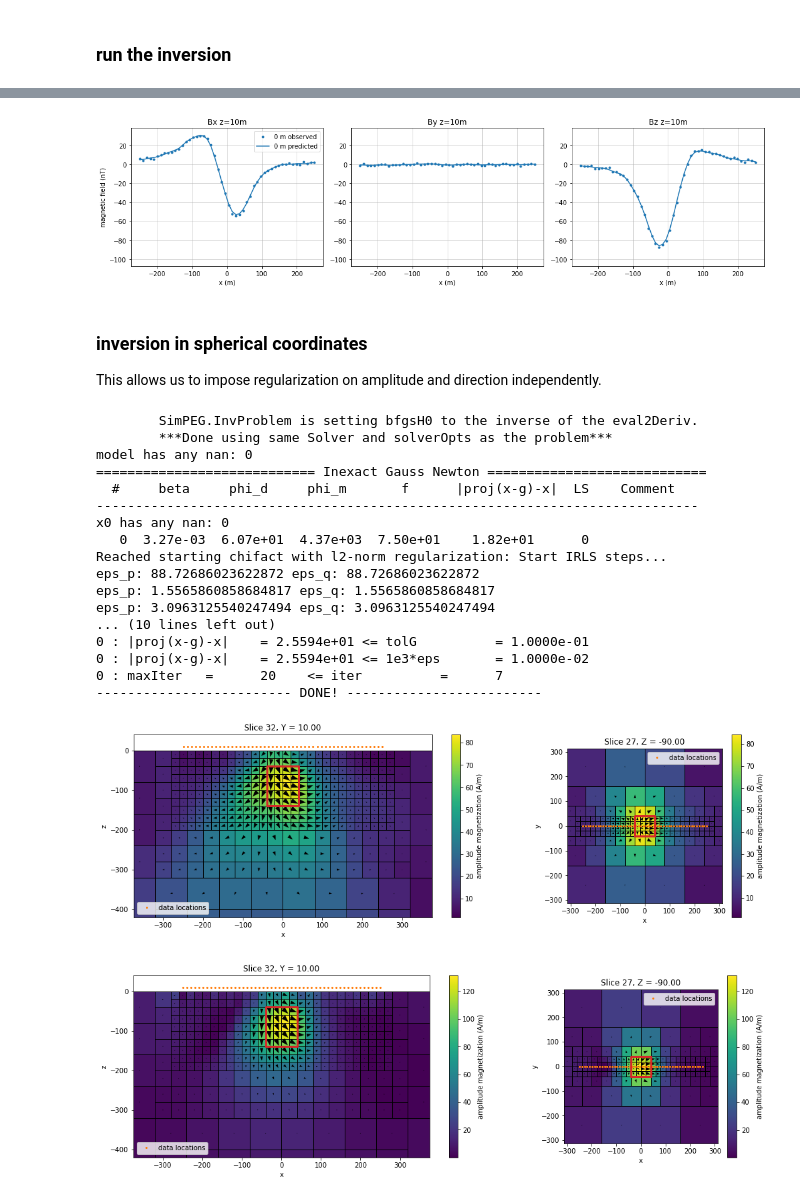
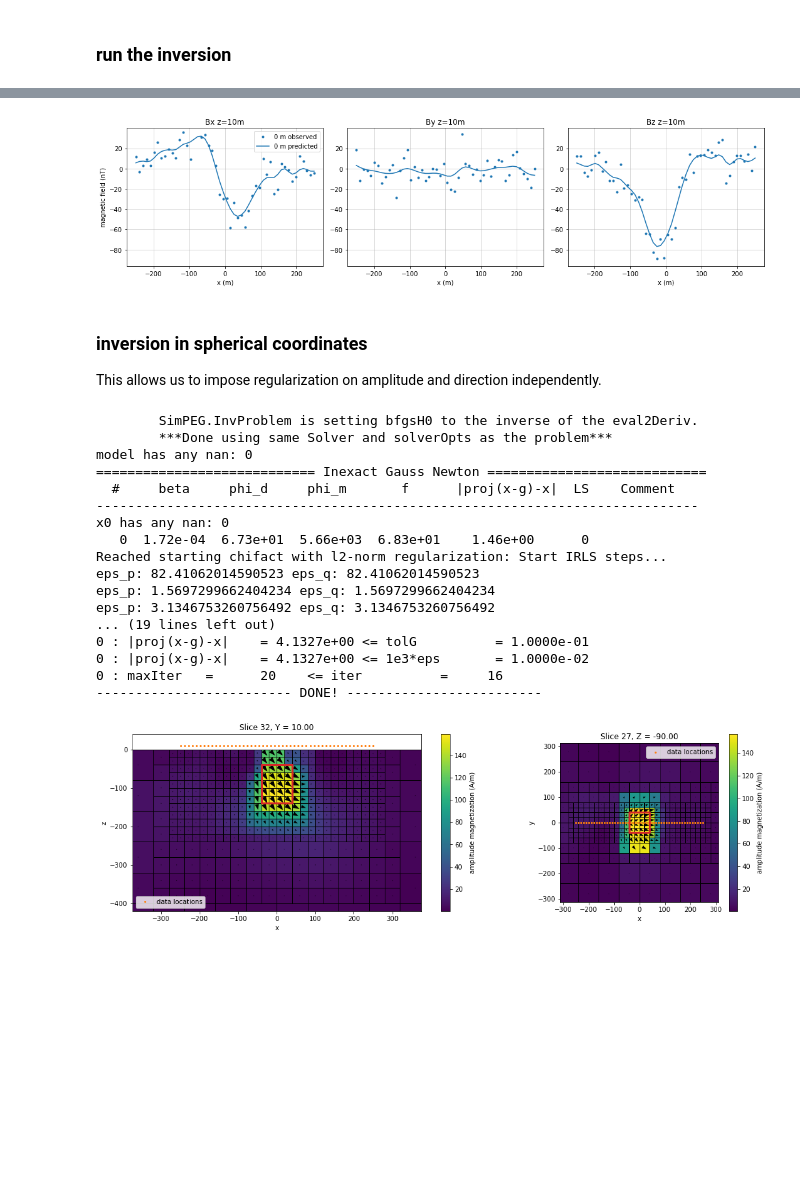
Before and after one commit to AnnaMittelholz/mars-mag-2021, a Jupyter notebook: mvi_block.ipynb, the cells around one changed output, grey strips where cells are left out. Cells and saved outputs as stored; diff of their text form; code cells hidden in the pictures; blank space fills up the shorter version.

```diff
--- a/mvi_block.ipynb
+++ b/mvi_block.ipynb
@@ -67,7 +67,7 @@ survey_xyz = discretize.utils.ndgrid([survey_x, survey_y, survey_z])
 Here, for simplicity, we use a tensor mesh. If we end up working with larger problems, we should switch to an OcTree.
 # %%
 cell_widths = 20 * np.r_[1, 1, 1]
-
+core_extent = 40
 padding_distance = 400 * np.ones((3, 2))
 
 mesh = mesh_builder_xyz(
@@ -81,9 +81,15 @@ mesh.x0 = -np.array([mesh._h[i].sum() for i in range(3)]) / 2.
 mesh = refine_tree_xyz(
     mesh,
     discretize.utils.ndgrid([
-        survey_x,
-        np.r_[np.min(np.hstack([target_geometry[:, 1], survey_y])), np.max(np.hstack([target_geometry[:, 1], survey_y]))],
-        np.r_[target_geometry.min(), survey_z.max()]
+        np.r_[
+            np.min(np.hstack([target_geometry[:, 0] - core_extent, survey_x])),
+            np.max(np.hstack([target_geometry[:, 0] + core_extent, survey_x]))
+        ],
+        np.r_[
+            np.min(np.hstack([target_geometry[:, 1] - core_extent, survey_y])),
+            np.max(np.hstack([target_geometry[:, 1] + core_extent, survey_y]))
+        ],
+        np.r_[target_geometry.min() - core_extent, survey_z.max()]
     ]),
     method="box",
     octree_levels=[4, 4],
@@ -397,7 +416,7 @@ plot_target_outline(ax[1], normal="Z")
 ax = plot_data_profile(synthetic_data.dobs, plot_opts={"marker":"o", "lw":0}, label="observed")
 ax = plot_data_profile(inv_prob.dpred, ax=ax, label="predicted")
 # %% [output]
-[figure, old version]
+[figure, new version]
 # %%
 if len(survey_y) > 1:
     plot_2d_data(synthetic_data.dobs, title="observed", xlabel=False)
@@ -456,7 +475,7 @@ inv_prob_spherical = inverse_problem.BaseInvProblem(
 spherical_projection = directives.ProjectSphericalBounds()
 sensitivity_weights = directives.UpdateSensitivityWeights()
 IRLS = directives.Update_IRLS(
-    sphericalDomain=True, beta_tol=0.5
+    sphericalDomain=True, beta_tol=0.1
 )
 update_Jacobi = directives.UpdatePreconditioner()
 # %%
@@ -477,33 +496,31 @@ model has any nan: 0
   #     beta     phi_d     phi_m       f      |proj(x-g)-x|  LS    Comment
 -----------------------------------------------------------------------------
 x0 has any nan: 0
-   0  3.27e-03  6.07e+01  4.37e+03  7.50e+01    1.82e+01      0
+   0  1.72e-04  6.73e+01  5.66e+03  6.83e+01    1.46e+00      0
 Reached starting chifact with l2-norm regularization: Start IRLS steps...
-eps_p: 88.72686023622872 eps_q: 88.72686023622872
-eps_p: 1.5565860858684817 eps_q: 1.5565860858684817
-eps_p: 3.0963125540247494 eps_q: 3.0963125540247494
-... (10 lines left out)
-0 : |proj(x-g)-x|    = 2.5594e+01 <= tolG          = 1.0000e-01
-0 : |proj(x-g)-x|    = 2.5594e+01 <= 1e3*eps       = 1.0000e-02
-0 : maxIter   =      20    <= iter          =      7
+eps_p: 82.41062014590523 eps_q: 82.41062014590523
+eps_p: 1.5697299662404234 eps_q: 1.5697299662404234
+eps_p: 3.1346753260756492 eps_q: 3.1346753260756492
+... (19 lines left out)
+0 : |proj(x-g)-x|    = 4.1327e+00 <= tolG          = 1.0000e-01
+0 : |proj(x-g)-x|    = 4.1327e+00 <= 1e3*eps       = 1.0000e-02
+0 : maxIter   =      20    <= iter          =     16
 ------------------------- DONE! -------------------------
 # %%
-for i, m in enumerate([mrec_cartesian, mrec_spherical]):
-    fig, ax = plt.subplots(1, 2, figsize=(17, 5), gridspec_kw={'width_ratios': [2, 1]})
+fig, ax = plt.subplots(1, 2, figsize=(18, 5), gridspec_kw={'width_ratios': [2, 1]})
 
-    quiver_opts = {
-        "scale":np.max(np.abs(mrec_spherical))/20,
-    }
-    if i > 0:
-        m = spherical_map * m
-    plot_vector_model(m, ax=ax[0])
-    plot_vector_model(m, ax=ax[1], normal="Z", ind=zind)
+quiver_opts = {
+    "scale":np.max(np.abs(mrec_spherical))/20,
+}
 
-    plot_target_outline(ax[0], normal="Y")
-    plot_target_outline(ax[1], normal="Z")
+m = spherical_map * mrec_spherical
+plot_vector_model(m, ax=ax[0])
+plot_vector_model(m, ax=ax[1], normal="Z", ind=zind)
+
+plot_target_outline(ax[0], normal="Y")
+plot_target_outline(ax[1], normal="Z")
 # %% [output]
-[figure, old version]
+[figure, new version]
-[figure, removed]
 # %%
 ax = plot_data_profile(synthetic_data.dobs, plot_opts={"marker":"o", "lw":0}, label="observed")
 ax = plot_data_profile(inv_prob_spherical.dpred, ax=ax, label="predicted")
```
Also changed, not shown: parts of 11 cells of this notebook.
